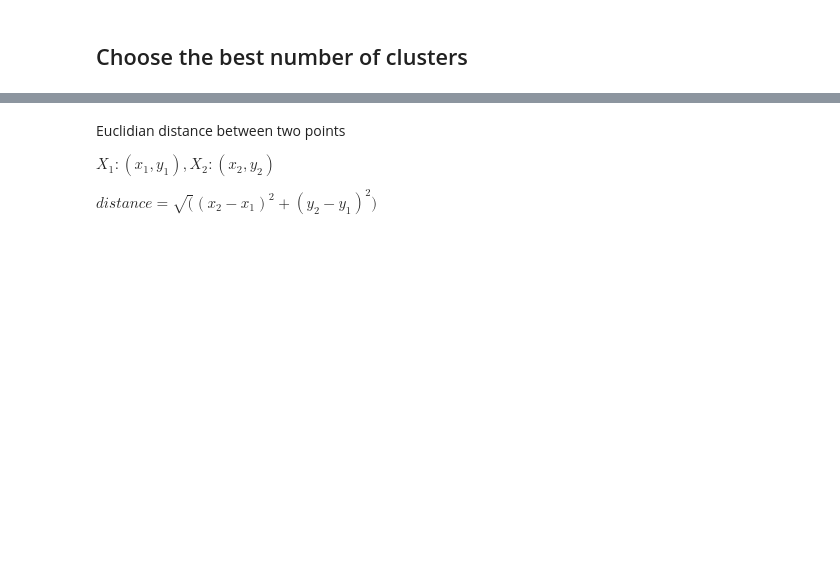
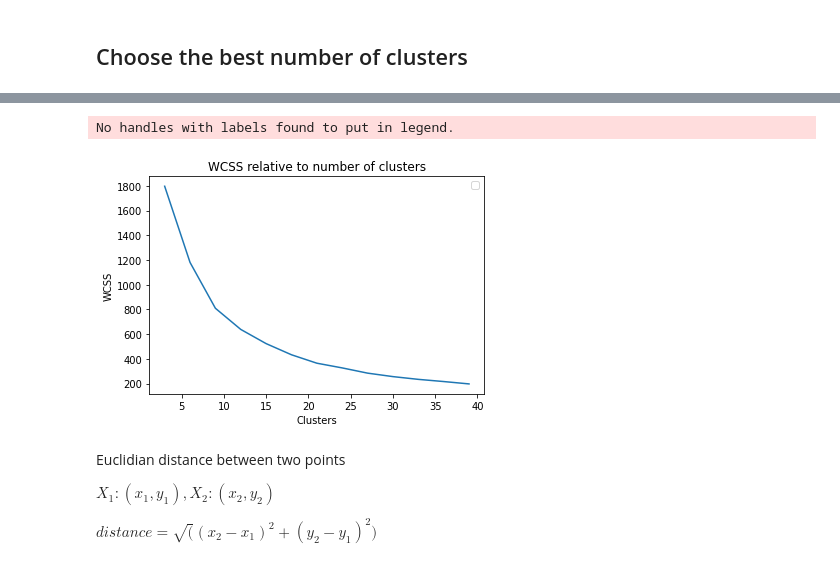
Before and after one commit to hebilidu/DI_Bootcamp, a Jupyter notebook: Week07/Day3/w07d3_Course/K-means_exercise.ipynb, the cells around one changed output, grey strips where cells are left out. Saved outputs shown, nothing was run; the diff lists cells and outputs as text; code cells hidden in the pictures; blank space fills up the shorter version.

```diff
--- a/Week07/Day3/w07d3_Course/K-means_exercise.ipynb
+++ b/Week07/Day3/w07d3_Course/K-means_exercise.ipynb
@@ -82 +146,15 @@ for k in range(3,40,3):
+# %%
+# x=number of clusters
+# y=WCSS
+x = [x for x in range(3,40,3)]
+y = [KMeans(n_clusters=k, random_state=0).fit(data).inertia_ for k in x]
+plt.plot(x,y)
+plt.title('WCSS relative to number of clusters')
+plt.xlabel('Clusters')
+plt.ylabel('WCSS')
+plt.legend()
+plt.show()
+# %% [output]
+No handles with labels found to put in legend.
+[figure, added]
 # %%
```
Also changed, not shown: parts of 28 cells of this notebook, 9 other files.
